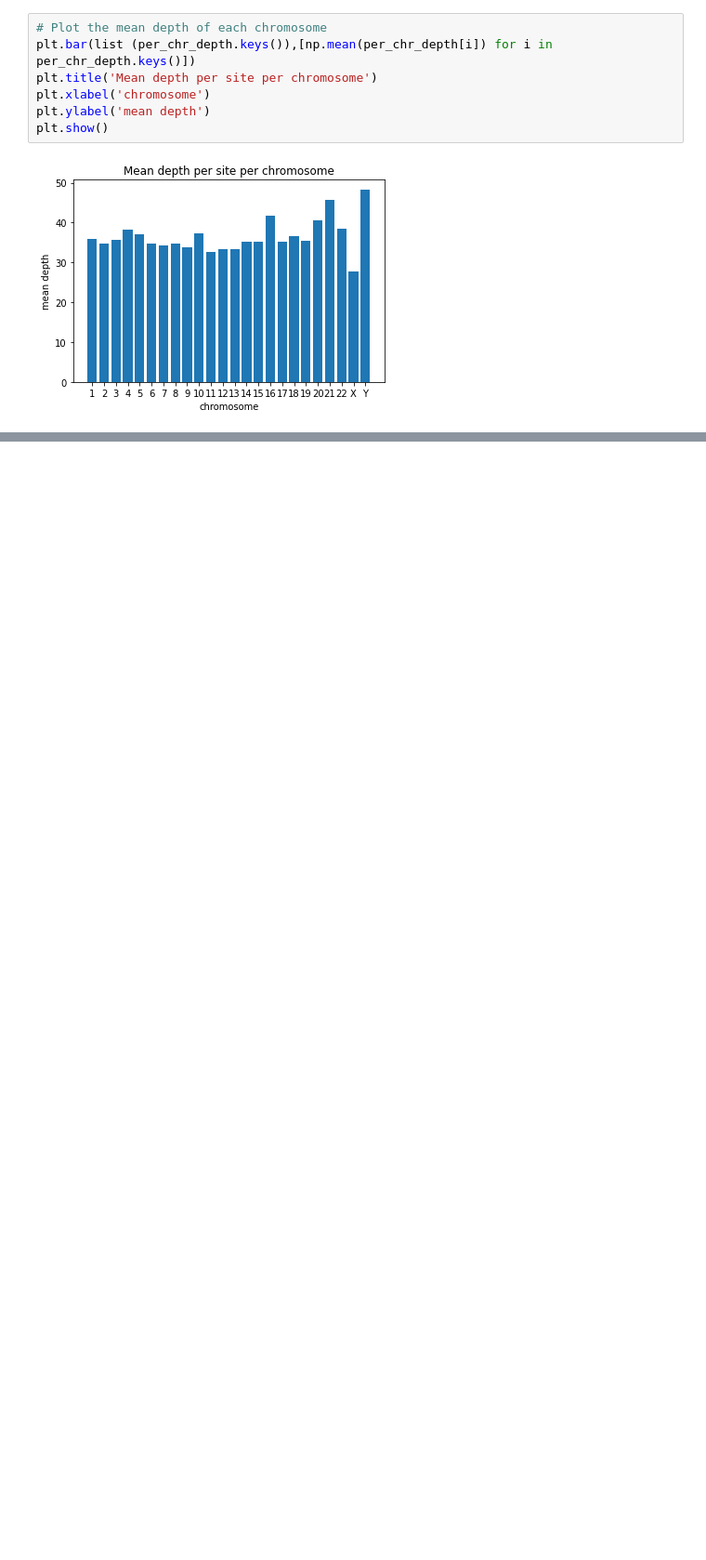
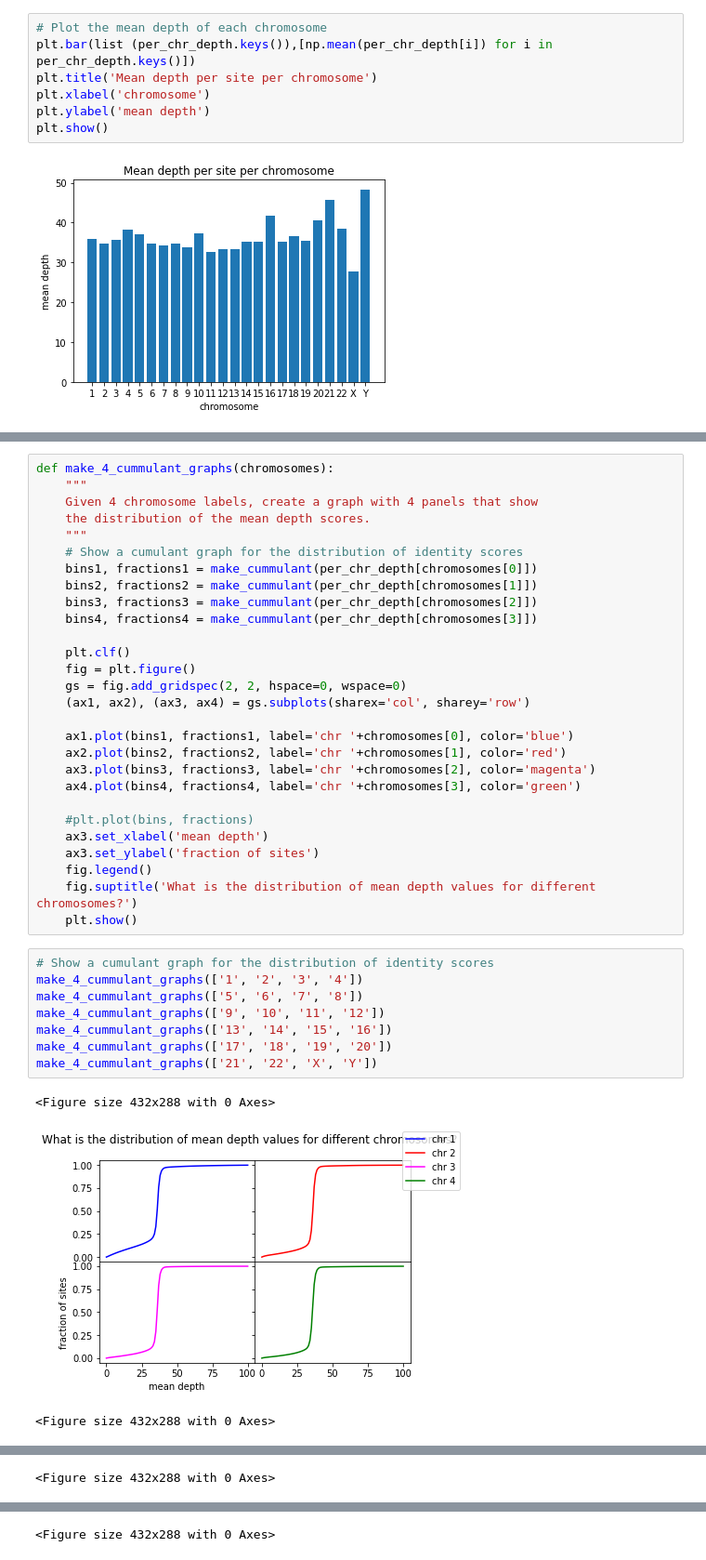
Before and after one commit to acostauribe/QC_TANGL-hg38, a Jupyter notebook: preQC_general_analysis.ipynb, the cells around one changed output, grey strips where cells are left out. Shown at 93% size. Saved outputs shown, nothing was run; the diff lists cells and outputs as text; blank space fills up the shorter version.

Commit message:
some more analysis of the mean depth per site

```diff
--- a/preQC_general_analysis.ipynb
+++ b/preQC_general_analysis.ipynb
@@ -97,0 +119,40 @@ plt.show()
+# %%
+def make_4_cummulant_graphs(chromosomes):
+    """
+    Given 4 chromosome labels, create a graph with 4 panels that show
+    the distribution of the mean depth scores.
+    """
+    # Show a cumulant graph for the distribution of identity scores
+    bins1, fractions1 = make_cummulant(per_chr_depth[chromosomes[0]])
+    bins2, fractions2 = make_cummulant(per_chr_depth[chromosomes[1]])
+    bins3, fractions3 = make_cummulant(per_chr_depth[chromosomes[2]])
+    bins4, fractions4 = make_cummulant(per_chr_depth[chromosomes[3]])
+
+    plt.clf()
+    fig = plt.figure()
+    gs = fig.add_gridspec(2, 2, hspace=0, wspace=0)
+    (ax1, ax2), (ax3, ax4) = gs.subplots(sharex='col', sharey='row')
+
+    ax1.plot(bins1, fractions1, label='chr '+chromosomes[0], color='blue')
+    ax2.plot(bins2, fractions2, label='chr '+chromosomes[1], color='red')
+    ax3.plot(bins3, fractions3, label='chr '+chromosomes[2], color='magenta')
+    ax4.plot(bins4, fractions4, label='chr '+chromosomes[3], color='green')
+
+    #plt.plot(bins, fractions)
+    ax3.set_xlabel('mean depth')
+    ax3.set_ylabel('fraction of sites')
+    fig.legend()
+    fig.suptitle('What is the distribution of mean depth values for different chromosomes?')
+    plt.show()
+# %%
+# Show a cumulant graph for the distribution of identity scores
+make_4_cummulant_graphs(['1', '2', '3', '4'])
+make_4_cummulant_graphs(['5', '6', '7', '8'])
+make_4_cummulant_graphs(['9', '10', '11', '12'])
+make_4_cummulant_graphs(['13', '14', '15', '16'])
+make_4_cummulant_graphs(['17', '18', '19', '20'])
+make_4_cummulant_graphs(['21', '22', 'X', 'Y'])
+# %% [output]
+<Figure size 432x288 with 0 Axes>
+[figure, added]
+<Figure size 432x288 with 0 Axes>
@@ -97,0 +160 @@ plt.show()
+<Figure size 432x288 with 0 Axes>
@@ -97,0 +162 @@ plt.show()
+<Figure size 432x288 with 0 Axes>
```
Also changed, not shown: parts of 3 cells of this notebook.
